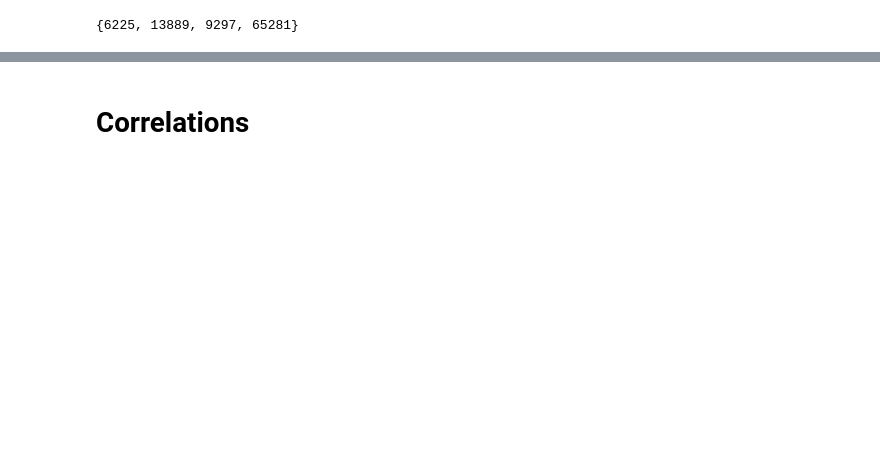
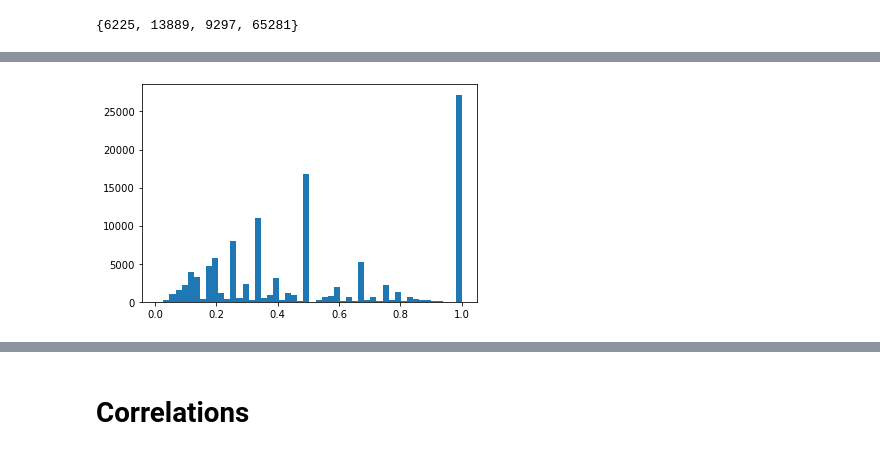
Before and after one commit to Egorka1/WG_Forge, a Jupyter notebook: WGProject.ipynb, the cells around one changed output, grey strips where cells are left out. Saved outputs shown, nothing was run; the diff lists cells and outputs as text; code cells hidden in the pictures; blank space fills up the shorter version.

```diff
--- a/WGProject.ipynb
+++ b/WGProject.ipynb
@@ -781,0 +453,5 @@ joined_data.drop(['item_cd'], axis=1, inplace=True)
+# %%
+data['is_plat'] = data['prebattle_id'] != 0
+
+players_df['plat_rate'] = data.groupby('account_db_id').agg({'is_plat' : lambda g: sum(g) / len(g)})
+players_df
@@ -781,0 +473,5 @@ joined_data.drop(['item_cd'], axis=1, inplace=True)
+# %%
+plt.hist(players_df[players_df['plat_rate'] != 0]['plat_rate'], bins=50)
+plt.show()
+# %% [output]
+[figure, added]
```
Also changed, not shown: parts of 116 cells of this notebook.
